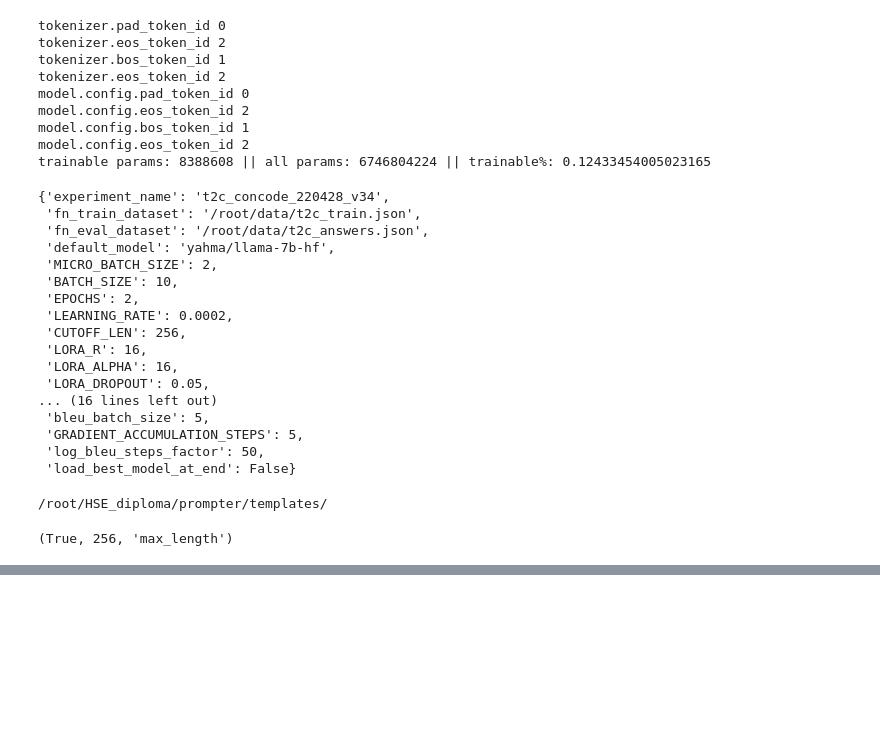
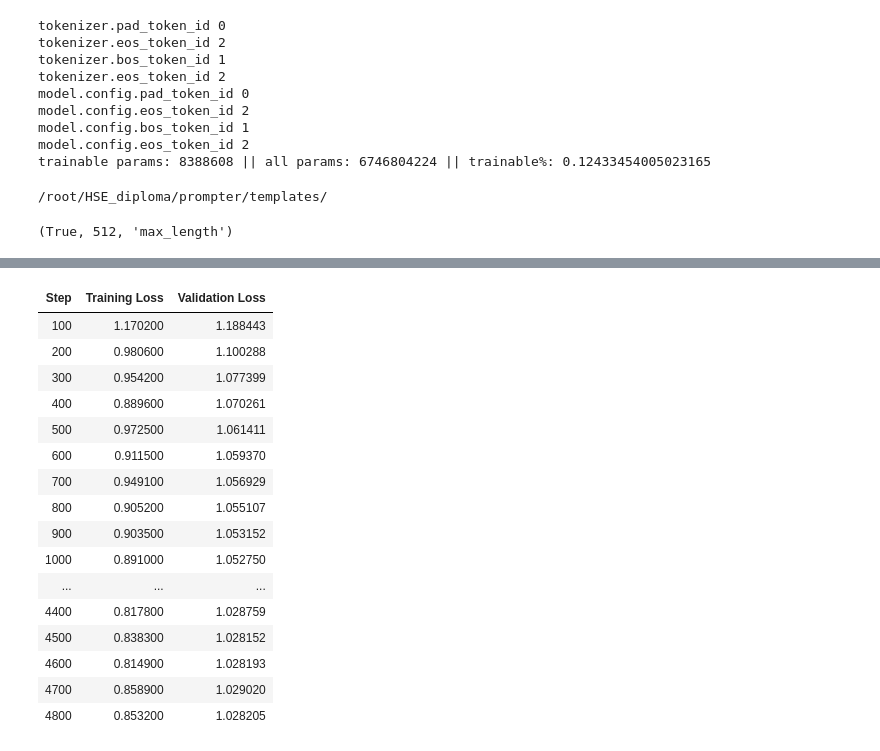
Before and after one commit to lizkuh/HSE_diploma, a Jupyter notebook: ipynb/fine-tune-lora.ipynb, the cells around one changed output, grey strips where cells are left out. Cells and saved outputs as stored; diff of their text form; code cells hidden in the pictures; blank space fills up the shorter version.

```diff
--- a/ipynb/fine-tune-lora.ipynb
+++ b/ipynb/fine-tune-lora.ipynb
@@ -116,7 +77,7 @@ class MyCustomCallback(TensorBoardCallback):
 # %%
 CONFIG_PATH = "/root/HSE_diploma/experiments_configs/"
 EXPERIMENTS_PATH = "/root/experiments/"
-experiment_name = "t2c_concode_220428_v34"
+experiment_name = "t2c_concode_220428_v37"
 # t2c_concode_220428_v18.json
 # %%
 current_config_path = os.path.join(CONFIG_PATH, experiment_name + "_config.json")
@@ -190,23 +145,3 @@ model.config.eos_token_id 2
 model.config.bos_token_id 1
 model.config.eos_token_id 2
 trainable params: 8388608 || all params: 6746804224 || trainable%: 0.12433454005023165
-# %%
-experiment_config
-# %% [output]
-{'experiment_name': 't2c_concode_220428_v34',
- 'fn_train_dataset': '/root/data/t2c_train.json',
- 'fn_eval_dataset': '/root/data/t2c_answers.json',
- 'default_model': 'yahma/llama-7b-hf',
- 'MICRO_BATCH_SIZE': 2,
- 'BATCH_SIZE': 10,
- 'EPOCHS': 2,
- 'LEARNING_RATE': 0.0002,
- 'CUTOFF_LEN': 256,
- 'LORA_R': 16,
- 'LORA_ALPHA': 16,
- 'LORA_DROPOUT': 0.05,
-... (16 lines left out)
- 'bleu_batch_size': 5,
- 'GRADIENT_ACCUMULATION_STEPS': 5,
- 'log_bleu_steps_factor': 50,
- 'load_best_model_at_end': False}
@@ -231,5 +168,7 @@ def generate_prompt(data_point):
 experiment_config["truncation"],\
 experiment_config["CUTOFF_LEN"],\
 experiment_config["padding"]
+
+# (True, 256, 'max_length')
 # %% [output]
-(True, 256, 'max_length')
+(True, 512, 'max_length')
@@ -236,31 +184,4 @@ experiment_config["padding"]
 # %%
-# def generate_prompt(data_point):
-#     # sorry about the formatting disaster gotta move fast
-#     if data_point["input"]:
-#         return f"""Below is an instruction that describes a task, paired with an input that provides further context. Write a response that appropriately completes the request.
-# ### Instruction:
-# {data_point["instruction"]}
-# ### Input:
-# {data_point["input"]}
-# ### Response:
-# {data_point["output"]}"""
-#     else:
-#         return f"""Below is an instruction that describes a task. Write a response that appropriately completes the request.
-# ### Instruction:
-# {data_point["instruction"]}
-# ### Response:
-# {data_point["output"]}"""
-
-
-data = data.shuffle().map(
-    lambda data_point: tokenizer(
-        generate_prompt(data_point),
-        truncation=experiment_config["truncation"],
-        max_length=experiment_config["CUTOFF_LEN"],
-        padding=experiment_config["padding"]
-    )
-)
-
 trainer = transformers.Trainer(
     model=model,
     tokenizer=tokenizer,
@@ -290,7 +211,7 @@ trainer = transformers.Trainer(
     data_collator=transformers.DataCollatorForLanguageModeling(tokenizer,
                                                                mlm=experiment_config["mlm"]
                                                               ),
-    callbacks = [MyCustomCallback]
+#     callbacks = [MyCustomCallback]
 )
 model.config.use_cache = experiment_config["config_use_cache"]
 # print(len(trainer.optimizer.state['found_inf_per_device']))
@@ -299,3 +220,4 @@ model.config.use_cache = experiment_config["config_use_cache"]
 trainer.train(resume_from_checkpoint=experiment_config["resume_from_checkpoint"])
 
 model.save_pretrained(current_experiment_path)
+# %% [output]
@@ -301,0 +225,17 @@ model.save_pretrained(current_experiment_path)
+| Step | Training Loss | Validation Loss |
+| 100 | 1.170200 | 1.188443 |
+| 200 | 0.980600 | 1.100288 |
+| 300 | 0.954200 | 1.077399 |
+| 400 | 0.889600 | 1.070261 |
+| 500 | 0.972500 | 1.061411 |
+| 600 | 0.911500 | 1.059370 |
+| 700 | 0.949100 | 1.056929 |
+| 800 | 0.905200 | 1.055107 |
+| 900 | 0.903500 | 1.053152 |
+| 1000 | 0.891000 | 1.052750 |
+| ... | ... | ... |
+| 4400 | 0.817800 | 1.028759 |
+| 4500 | 0.838300 | 1.028152 |
+| 4600 | 0.814900 | 1.028193 |
+| 4700 | 0.858900 | 1.029020 |
+| 4800 | 0.853200 | 1.028205 |
```
Also changed, not shown: parts of 17 cells of this notebook, 10 other files.
